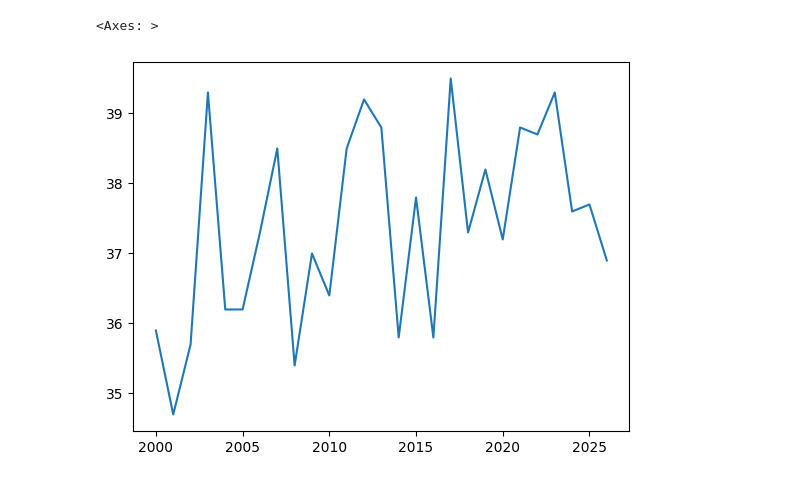
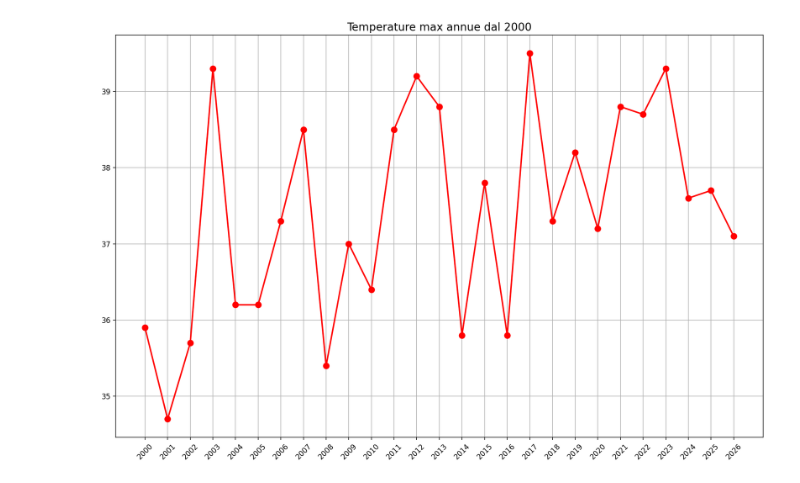
Before and after one commit to Erikottero/Temperature, a Jupyter notebook: Temperature.ipynb, the cells around one changed output. Cells and saved outputs as stored; diff of their text form; code cells hidden in the pictures.

```diff
--- a/Temperature.ipynb
+++ b/Temperature.ipynb
@@ -39,5 +29,0 @@ dati.min().plot()
-# %%
-dati.describe().loc['max'].plot()
-# %% [output]
-<Axes: >
-[figure, removed]
@@ -46 +30,10 @@ import matplotlib.pyplot as plt
+# %%
+plt.figure(figsize =(16,10),dpi=160)
+plt.title('Temperature max annue dal 2000', fontsize=15)
+plt.plot(dati.describe().loc['max'], color='red', marker='o', markersize=8, linewidth=2)
+plt.xticks(rotation=45)
+plt.grid()
+plt.show()
+# %% [output]
+[figure, added]
 # %%
```
Also changed, not shown: parts of 6 cells of this notebook, 2 other files.
